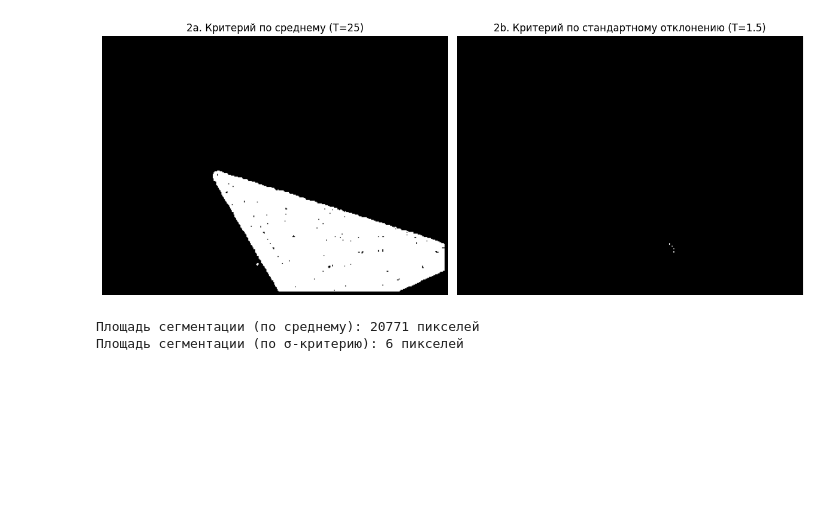
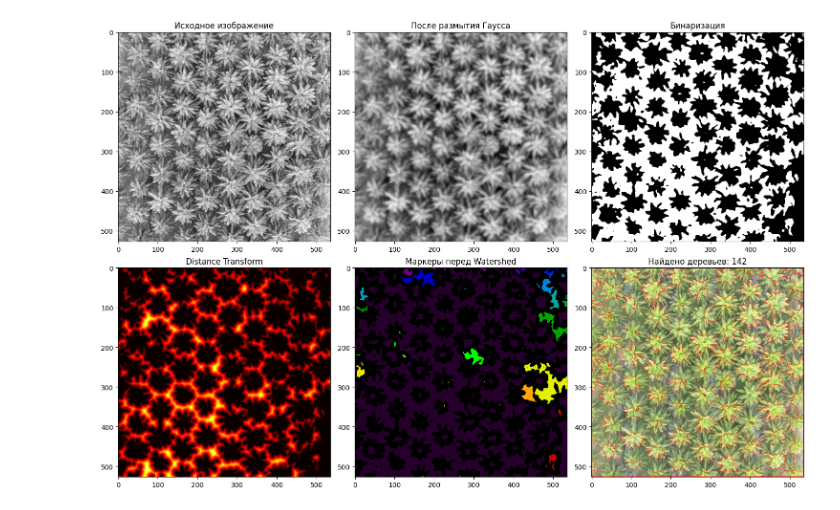
Before and after one commit to VesTnik1320/SAR_Image_Processing, a Jupyter notebook: Task4/Task4.ipynb, the cells around one changed output. Cells and saved outputs as stored; diff of their text form; code cells hidden in the pictures; blank space fills up the shorter version.

```diff
--- a/Task4/Task4.ipynb
+++ b/Task4/Task4.ipynb
@@ -68,35 +88,57 @@ plt.show()
 # %%
-def homo_std(img, mask, point, T):
-    """Новый критерий: проверка попадания пикселя в диапазон ±σ от среднего региона."""
-    masked_region = img[mask > 0]
-    if len(masked_region) == 0:
-        return False
-    mean_val = masked_region.mean()
-    std_val = masked_region.std()
-    return abs(img[point] - mean_val) <= T * (std_val + 1e-5)
+from scipy import ndimage
 
+image = cv2.imread("palm_1.JPG")
+image_gray = cv2.cvtColor(image, cv2.COLOR_BGR2GRAY)
 
-mask_std = region_growing(image_gray, seed_point, homo_std, r=4, T=1.5)
+plt.figure(figsize=(15, 10))
 
-plt.figure(figsize=(12, 5))
-plt.subplot(1, 2, 1)
-plt.imshow(mask_avg, cmap='gray')
-plt.title("2a. Критерий по среднему (T=25)")
-plt.axis('off')
+blurred = cv2.GaussianBlur(image_gray, (13, 13), 0)
+ret, thresh = cv2.threshold(blurred, 0, 255, cv2.THRESH_BINARY_INV + cv2.THRESH_OTSU)
 
-plt.subplot(1, 2, 2)
-plt.imshow(mask_std, cmap='gray')
-plt.title("2b. Критерий по стандартному отклонению (T=1.5)")
-plt.axis('off')
+plt.subplot(2, 3, 1)
+plt.imshow(image_gray, cmap='gray')
+plt.title('Исходное изображение')
+
+plt.subplot(2, 3, 2)
+plt.imshow(blurred, cmap='gray')
+plt.title('После размытия Гаусса')
+
+plt.subplot(2, 3, 3)
+plt.imshow(thresh, cmap='gray')
+plt.title('Бинаризация')
+
+dist_transform = cv2.distanceTransform(thresh, cv2.DIST_L2, 5)
+
+local_maxima = ndimage.maximum_filter(dist_transform, size=20, mode='constant')
+
+plt.subplot(2, 3, 4)
+plt.imshow(dist_transform, cmap='hot')
+plt.title('Distance Transform')
+
+ret, sure_fg = cv2.threshold(dist_transform, 0.1 * dist_transform.max(), 255, cv2.THRESH_BINARY)
+sure_fg = sure_fg.astype(np.uint8)
+
+ret, markers = cv2.connectedComponents(sure_fg)
+markers[dist_transform == local_maxima] = 1
+
+plt.subplot(2, 3, 5)
+plt.imshow(markers, cmap='nipy_spectral')
+plt.title('Маркеры перед Watershed')
+
+markers = ndimage.label(markers)[0]
+markers = cv2.watershed(image, markers.astype(np.int32))
+
+num_trees = len(np.unique(markers)) - 1
+
+segmented_image = image.copy()
+segmented_image[markers == -1] = [0, 0, 255]
+
+plt.subplot(2, 3, 6)
+plt.imshow(cv2.cvtColor(segmented_image, cv2.COLOR_BGR2RGB))
+plt.title(f'Найдено деревьев: {num_trees}')
 
 plt.tight_layout()
 plt.show()
-
-area_avg = np.count_nonzero(mask_avg)
-area_std = np.count_nonzero(mask_std)
-print(f"Площадь сегментации (по среднему): {area_avg} пикселей")
-print(f"Площадь сегментации (по σ-критерию): {area_std} пикселей")
 # %% [output]
-[figure, old version]
+[figure, new version]
-Площадь сегментации (по среднему): 20771 пикселей
-Площадь сегментации (по σ-критерию): 6 пикселей
```
Also changed, not shown: parts of 2 cells of this notebook, 1 other file.
